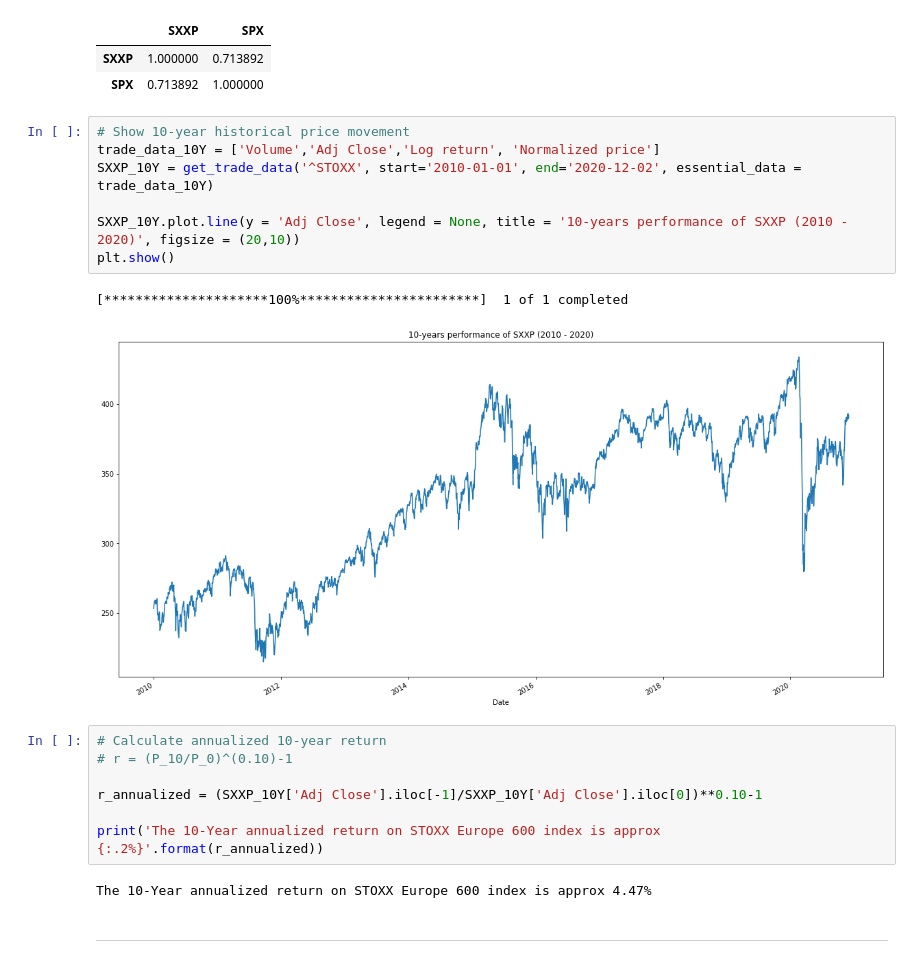
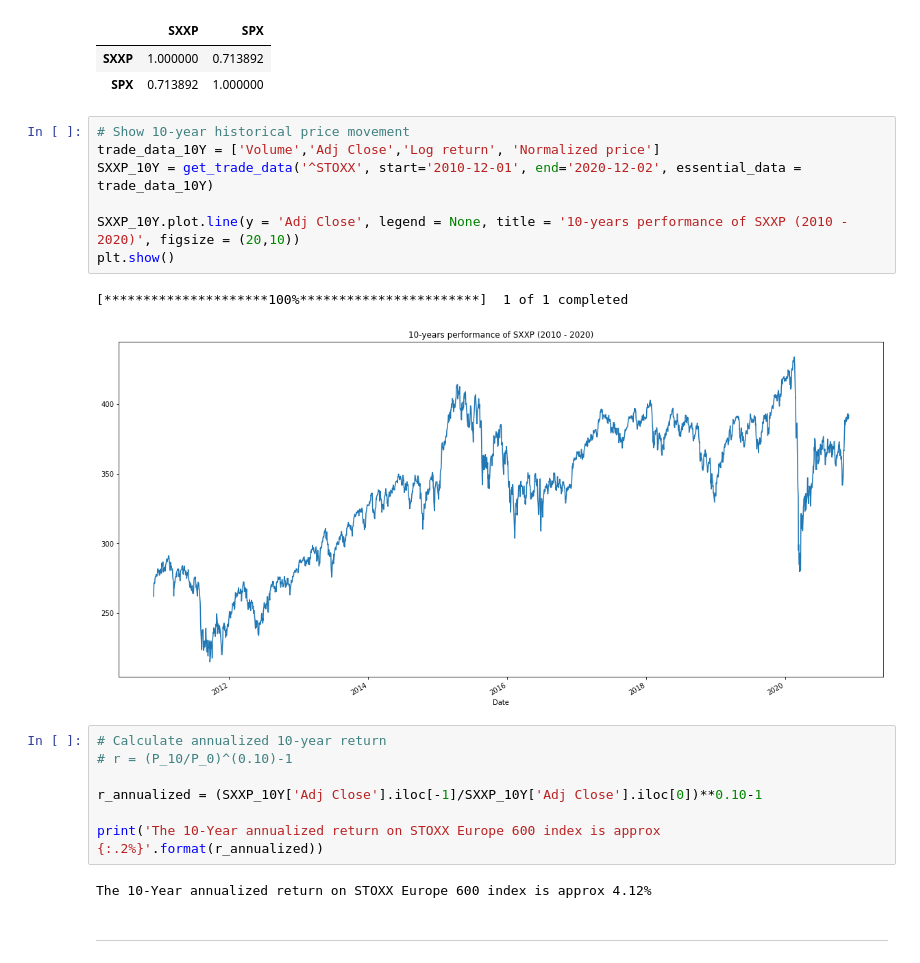
Before and after one commit to Finsinyur/option-pricing, a Jupyter notebook: Monte Carlo Option Pricing Model on STOXX Europe 600 Index.ipynb, the cells around one changed output. Saved outputs shown, nothing was run; the diff lists cells and outputs as text.

```diff
--- a/Monte Carlo Option Pricing Model on STOXX Europe 600 Index.ipynb
+++ b/Monte Carlo Option Pricing Model on STOXX Europe 600 Index.ipynb
@@ -212,13 +212,13 @@ corr_df
 # %%
 # Show 10-year historical price movement
 trade_data_10Y = ['Volume','Adj Close','Log return', 'Normalized price']
-SXXP_10Y = get_trade_data('^STOXX', start='2010-01-01', end='2020-12-02', essential_data = trade_data_10Y)
+SXXP_10Y = get_trade_data('^STOXX', start='2010-12-01', end='2020-12-02', essential_data = trade_data_10Y)
 
 SXXP_10Y.plot.line(y = 'Adj Close', legend = None, title = '10-years performance of SXXP (2010 - 2020)', figsize = (20,10))
 plt.show()
 # %% [output]
 [*********************100%***********************]  1 of 1 completed
-[figure, old version]
+[figure, new version]
 # %%
 # Calculate annualized 10-year return
 # r = (P_10/P_0)^(0.10)-1
@@ -227,7 +227,7 @@ r_annualized = (SXXP_10Y['Adj Close'].iloc[-1]/SXXP_10Y['Adj Close'].iloc[0])**0
 
 print('The 10-Year annualized return on STOXX Europe 600 index is approx {:.2%}'.format(r_annualized))
 # %% [output]
-The 10-Year annualized return on STOXX Europe 600 index is approx 4.47%
+The 10-Year annualized return on STOXX Europe 600 index is approx 4.12%
 # %% [markdown]
 ---
 # %% [markdown]
```
Also changed, not shown: parts of 4 cells of this notebook.
